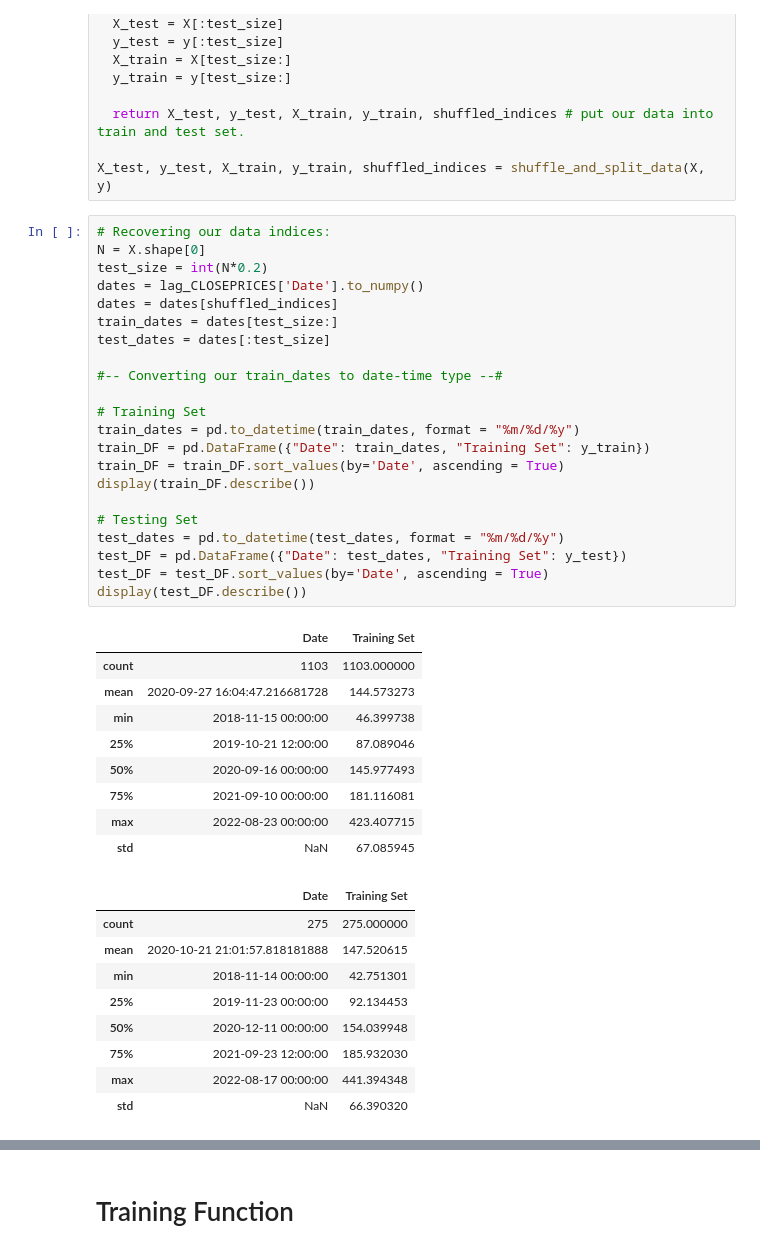
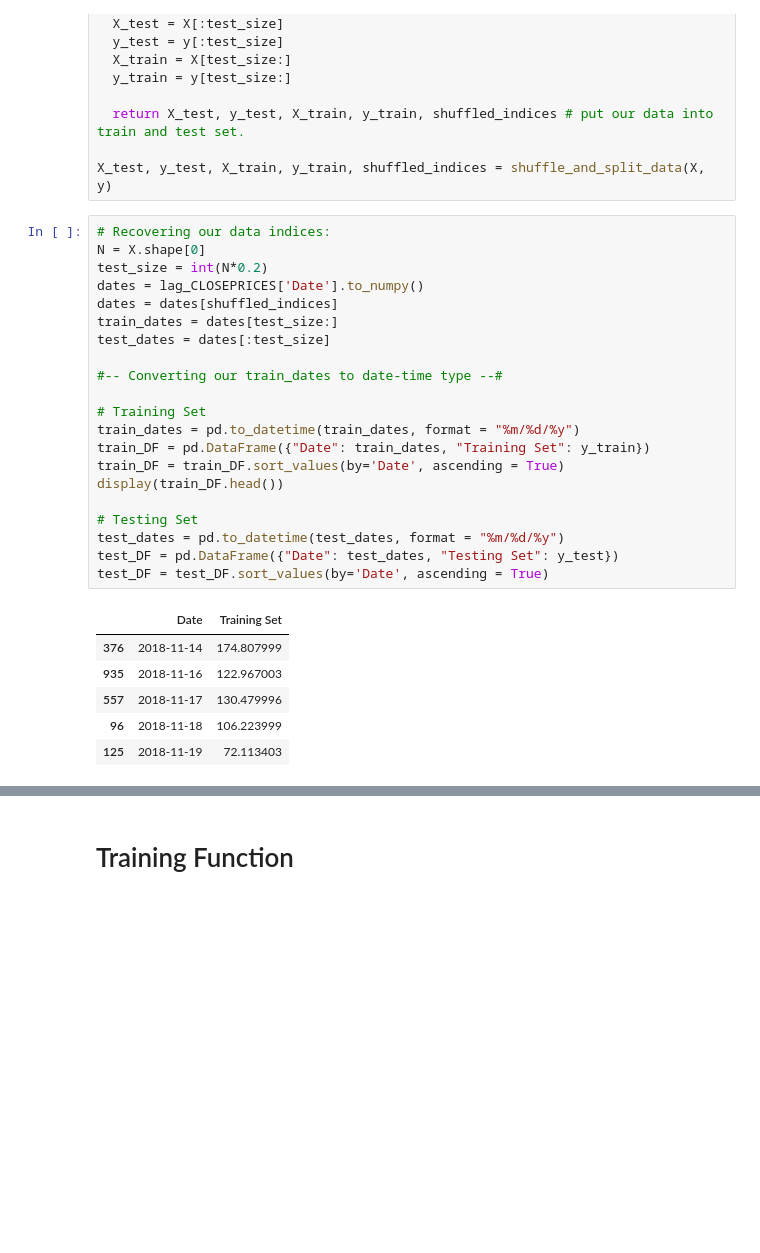
Before and after one commit to ethanchang34/crypto-forecast, a Jupyter notebook: MLP_forecasting.ipynb, the cells around one changed output, grey strips where cells are left out. Drawn from its saved outputs; the diff is of its cells as text; blank space fills up the shorter version.

```diff
--- a/MLP_forecasting.ipynb
+++ b/MLP_forecasting.ipynb
@@ -236,44 +236,31 @@ X_test, y_test, X_train, y_train, shuffled_indices = shuffle_and_split_data(X, y
 # %%
 # Recovering our data indices:
 N = X.shape[0]
 test_size = int(N*0.2)
 dates = lag_CLOSEPRICES['Date'].to_numpy()
 dates = dates[shuffled_indices]
 train_dates = dates[test_size:]
 test_dates = dates[:test_size]
 
 #-- Converting our train_dates to date-time type --#
 
 # Training Set
 train_dates = pd.to_datetime(train_dates, format = "%m/%d/%y")
 train_DF = pd.DataFrame({"Date": train_dates, "Training Set": y_train})
 train_DF = train_DF.sort_values(by='Date', ascending = True)
-display(train_DF.describe())
+display(train_DF.head())
 
 # Testing Set
 test_dates = pd.to_datetime(test_dates, format = "%m/%d/%y")
-test_DF = pd.DataFrame({"Date": test_dates, "Training Set": y_test})
+test_DF = pd.DataFrame({"Date": test_dates, "Testing Set": y_test})
 test_DF = test_DF.sort_values(by='Date', ascending = True)
-display(test_DF.describe())
 # %% [output]
 |  | Date | Training Set |
-| count | 1103 | 1103.000000 |
-| mean | 2020-09-27 16:04:47.216681728 | 144.573273 |
-| min | 2018-11-15 00:00:00 | 46.399738 |
-| 25% | 2019-10-21 12:00:00 | 87.089046 |
-| 50% | 2020-09-16 00:00:00 | 145.977493 |
-| 75% | 2021-09-10 00:00:00 | 181.116081 |
-| max | 2022-08-23 00:00:00 | 423.407715 |
-| std | NaN | 67.085945 |
+| 376 | 2018-11-14 | 174.807999 |
+| 935 | 2018-11-16 | 122.967003 |
+| 557 | 2018-11-17 | 130.479996 |
+| 96 | 2018-11-18 | 106.223999 |
+| 125 | 2018-11-19 | 72.113403 |
-|  | Date | Training Set |
-| count | 275 | 275.000000 |
-| mean | 2020-10-21 21:01:57.818181888 | 147.520615 |
-| min | 2018-11-14 00:00:00 | 42.751301 |
-| 25% | 2019-11-23 00:00:00 | 92.134453 |
-| 50% | 2020-12-11 00:00:00 | 154.039948 |
-| 75% | 2021-09-23 12:00:00 | 185.932030 |
-| max | 2022-08-17 00:00:00 | 441.394348 |
-| std | NaN | 66.390320 |
 # %%
 # Plotting our test and training sets
 fig, ax = plt.subplots()
```
Also changed, not shown: parts of 6 cells of this notebook, 1 other file.
